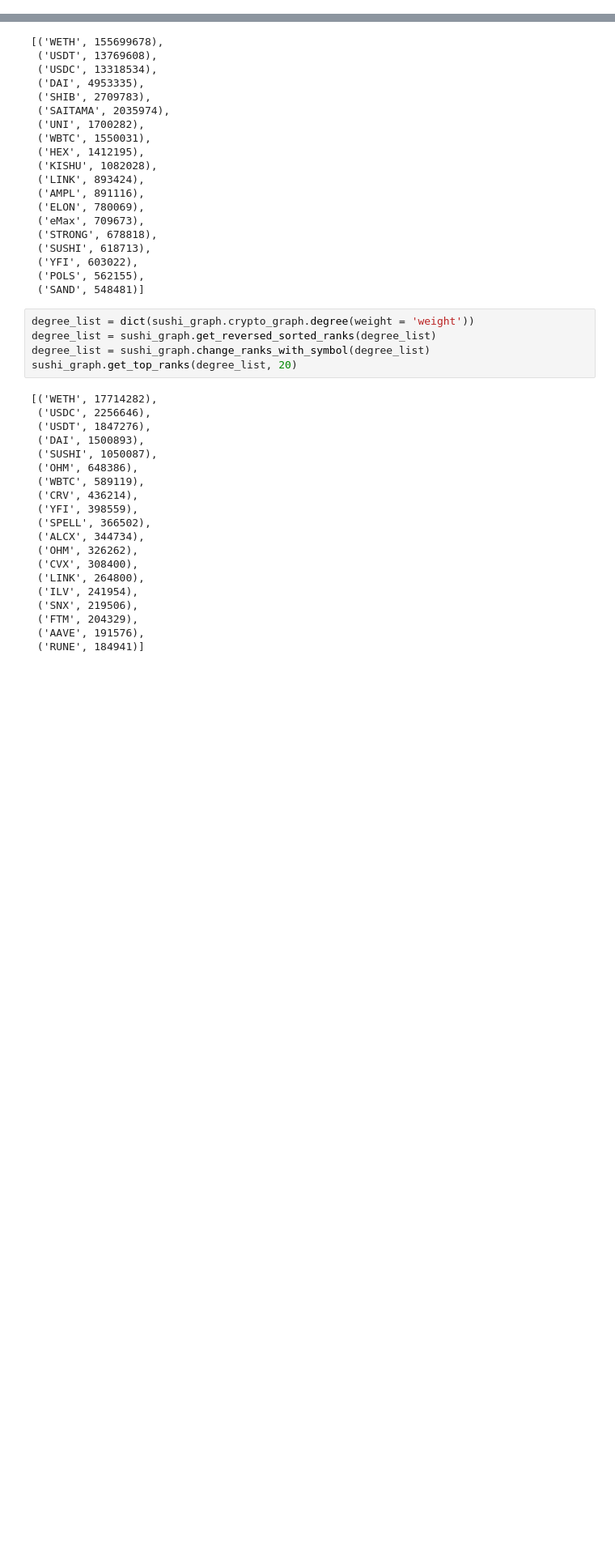
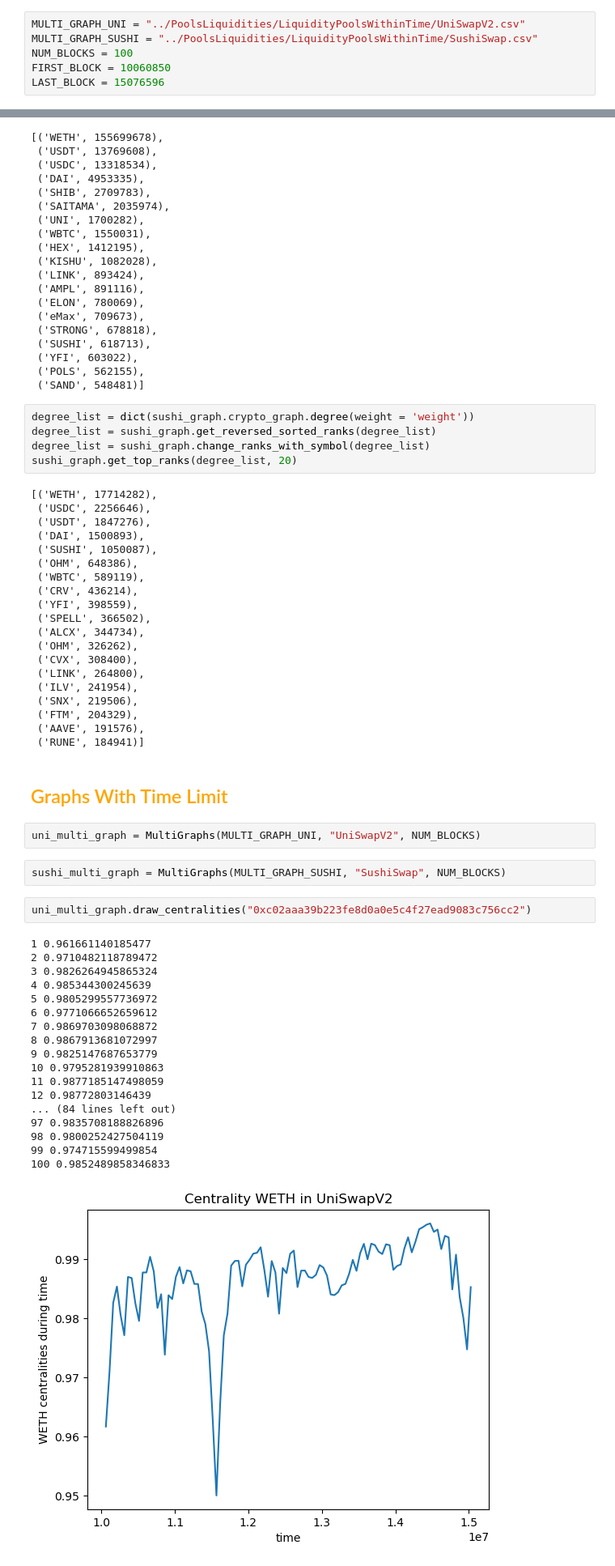
Before and after one commit to Arysoltani/Dex-Transactions-Graph, a Jupyter notebook: Without-Weight-and-Weighted-Graph/Weighted-Graph.ipynb, the cells around one changed output, grey strips where cells are left out. Shown: that part at 81% size. Drawn from its saved outputs; the diff is of its cells as text; blank space fills up the shorter version.

```diff
--- a/Without-Weight-and-Weighted-Graph/Weighted-Graph.ipynb
+++ b/Without-Weight-and-Weighted-Graph/Weighted-Graph.ipynb
@@ -4,3 +4,9 @@ import pandas as pd
 import csv
 import numpy as np
 import matplotlib.pyplot as plt
+# %%
+MULTI_GRAPH_UNI = "../PoolsLiquidities/LiquidityPoolsWithinTime/UniSwapV2.csv"
+MULTI_GRAPH_SUSHI = "../PoolsLiquidities/LiquidityPoolsWithinTime/SushiSwap.csv"
+NUM_BLOCKS = 100
+FIRST_BLOCK = 10060850
+LAST_BLOCK = 15076596
@@ -376,3 +466,30 @@ sushi_graph.get_top_ranks(degree_list, 20)
  ('FTM', 204329),
  ('AAVE', 191576),
  ('RUNE', 184941)]
+# %% [markdown]
+<h2><span style="color:orange">Graphs With Time Limit</span></h2>
+# %%
+uni_multi_graph = MultiGraphs(MULTI_GRAPH_UNI, "UniSwapV2", NUM_BLOCKS)
+# %%
+sushi_multi_graph = MultiGraphs(MULTI_GRAPH_SUSHI, "SushiSwap", NUM_BLOCKS)
+# %%
+uni_multi_graph.draw_centralities("0xc02aaa39b223fe8d0a0e5c4f27ead9083c756cc2")
+# %% [output]
+1 0.961661140185477
+2 0.9710482118789472
+3 0.9826264945865324
+4 0.985344300245639
+5 0.9805299557736972
+6 0.9771066652659612
+7 0.9869703098068872
+8 0.9867913681072997
+9 0.9825147687653779
+10 0.9795281939910863
+11 0.9877185147498059
+12 0.98772803146439
+... (84 lines left out)
+97 0.9835708188826896
+98 0.9800252427504119
+99 0.974715599499854
+100 0.9852489858346833
+[figure, added]
```
Also changed, not shown: parts of 25 cells of this notebook, 8 other files.
